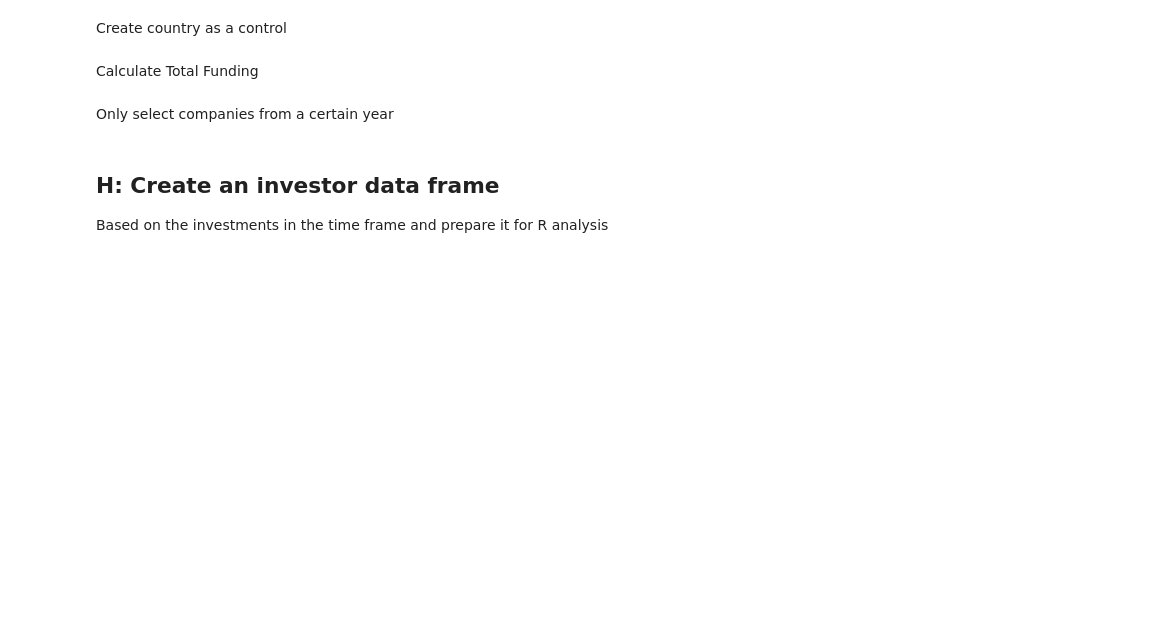
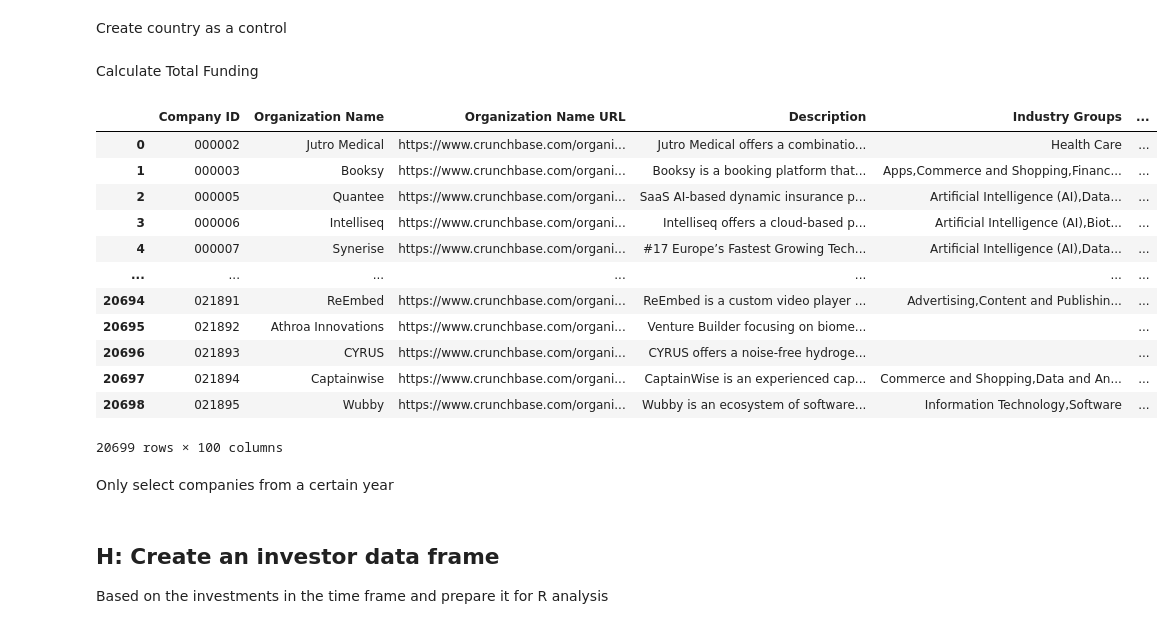
Before and after one commit to JDL05/Master-Thesis-Spatial-Proximity-Venture-Capital, a Jupyter notebook: notebook/data_preparation/data-preparation.ipynb, the cells around one changed output. Drawn from its saved outputs; the diff is of its cells as text; code cells hidden in the pictures; blank space fills up the shorter version.

```diff
--- a/notebook/data_preparation/data-preparation.ipynb
+++ b/notebook/data_preparation/data-preparation.ipynb
@@ -672,7 +726,8 @@ investor_extra = [
     'Accelerator',
     'Micro VC',
     'Angel Group',
-    'Corporate Venture Capital'
+    'Corporate Venture Capital',
+    'Target VC'
 ]
 seed_help = seed_help.merge(
     investors[['Investor ID'] + investor_extra],
@@ -721,7 +776,8 @@ cols_order = [
     'Accelerator',
     'Angel Group',
     'Micro VC',
-    'Corporate Venture Capital'
+    'Corporate Venture Capital',
+    'Target VC'
 ]
 seed_help = seed_help[cols_order]
 
@@ -1082,28 +1172,8 @@ Define Funding Success according to the rules set before
-# %%
-series_success = ['Series B', 'Series C', 'Series D', 'Series E', 'Series F', 'Series G']
-
-companies['Last Equity Funding Amount (in USD)'] = pd.to_numeric(
-    companies['Last Equity Funding Amount (in USD)'],
-    errors='coerce'
-).fillna(0)
-
-companies['Funding Success'] = (
-    companies['Last Equity Funding Type'].isin(series_success) |
-    (
-        (companies['Last Equity Funding Type'] == 'Private Equity') &
-        (companies['Last Equity Funding Amount (in USD)'] > 20_000_000)
-    ) |
-    (
-        (companies['Last Equity Funding Type'] == 'Post-IPO Equity') &
-        (companies['Last Equity Funding Amount (in USD)'] > 20_000_000)
-    )
-).astype(bool)
 # %% [markdown]
 Define Success binary / boolean
 # %%
 companies['Success'] = (
-    companies['Exit Binary'].fillna(False) |
-    companies['Funding Success'].fillna(False)
+    companies['Exit Binary'].fillna(False)
 ).astype(bool)
 
 cols = [c for c in companies.columns if c not in ['Exit Binary', 'Success']]
@@ -1156,6 +1223,30 @@ companies = (
 companies["Total Seed Funding (M)"] = (
     companies["Total Seed Funding (USD)"] / 1e6
 )
+# %%
+companies['Funding Success'] = companies['Total Equity Funding Amount (in USD)'].fillna(0) > 20000000
+
+companies['Success'] = companies['Exit Binary'] | companies['Funding Success']
+
+funding_success_col = companies.pop('Funding Success')
+exit_binary_index = companies.columns.get_loc('Exit Binary') + 1
+companies.insert(exit_binary_index, 'Funding Success', funding_success_col)
+# %%
+companies
+# %% [output]
+|  | Company ID | Organization Name | Organization Name URL | Description | Industry Groups | ... |
+| 0 | 000002 | Jutro Medical | https://www.crunchbase.com/organi... | Jutro Medical offers a combinatio... | Health Care | ... |
+| 1 | 000003 | Booksy | https://www.crunchbase.com/organi... | Booksy is a booking platform that... | Apps,Commerce and Shopping,Financ... | ... |
+| 2 | 000005 | Quantee | https://www.crunchbase.com/organi... | SaaS AI-based dynamic insurance p... | Artificial Intelligence (AI),Data... | ... |
+| 3 | 000006 | Intelliseq | https://www.crunchbase.com/organi... | Intelliseq offers a cloud-based p... | Artificial Intelligence (AI),Biot... | ... |
+| 4 | 000007 | Synerise | https://www.crunchbase.com/organi... | #17 Europe’s Fastest Growing Tech... | Artificial Intelligence (AI),Data... | ... |
+| ... | ... | ... | ... | ... | ... | ... |
+| 20694 | 021891 | ReEmbed | https://www.crunchbase.com/organi... | ReEmbed is a custom video player ... | Advertising,Content and Publishin... | ... |
+| 20695 | 021892 | Athroa Innovations | https://www.crunchbase.com/organi... | Venture Builder focusing on biome... |  | ... |
+| 20696 | 021893 | CYRUS | https://www.crunchbase.com/organi... | CYRUS offers a noise-free hydroge... |  | ... |
+| 20697 | 021894 | Captainwise | https://www.crunchbase.com/organi... | CaptainWise is an experienced cap... | Commerce and Shopping,Data and An... | ... |
+| 20698 | 021895 | Wubby | https://www.crunchbase.com/organi... | Wubby is an ecosystem of software... | Information Technology,Software | ... |
+20699 rows × 100 columns
 # %% [markdown]
 Only select companies from a certain year
 # %%
```
Also changed, not shown: parts of 28 cells of this notebook, 27 other files.
